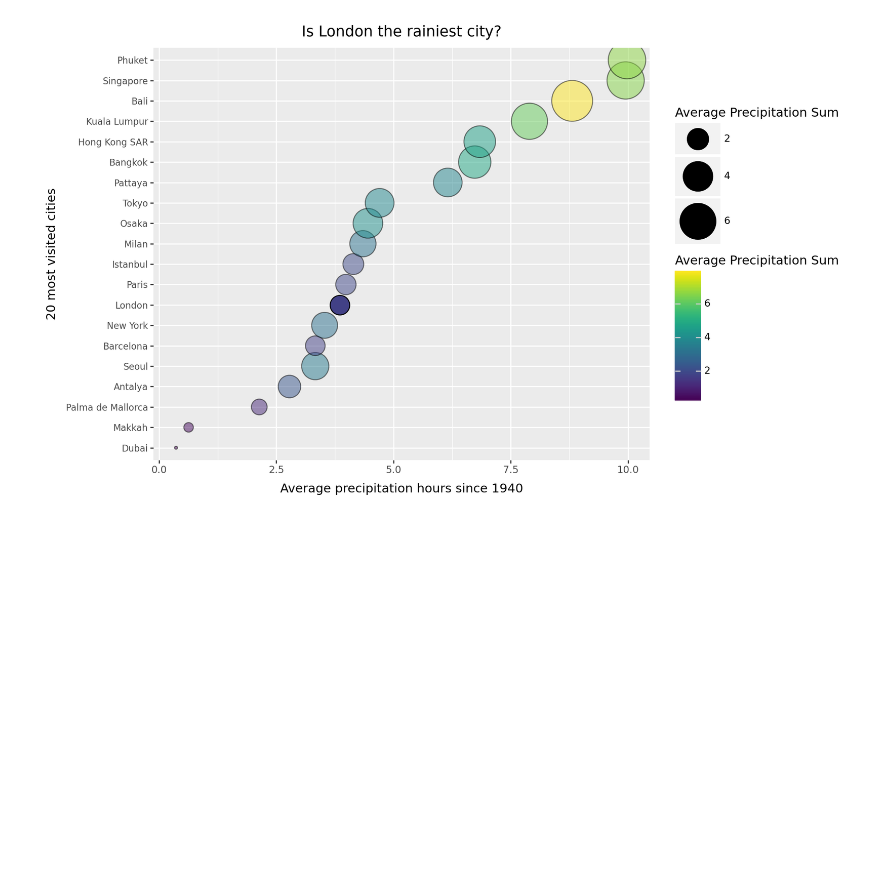
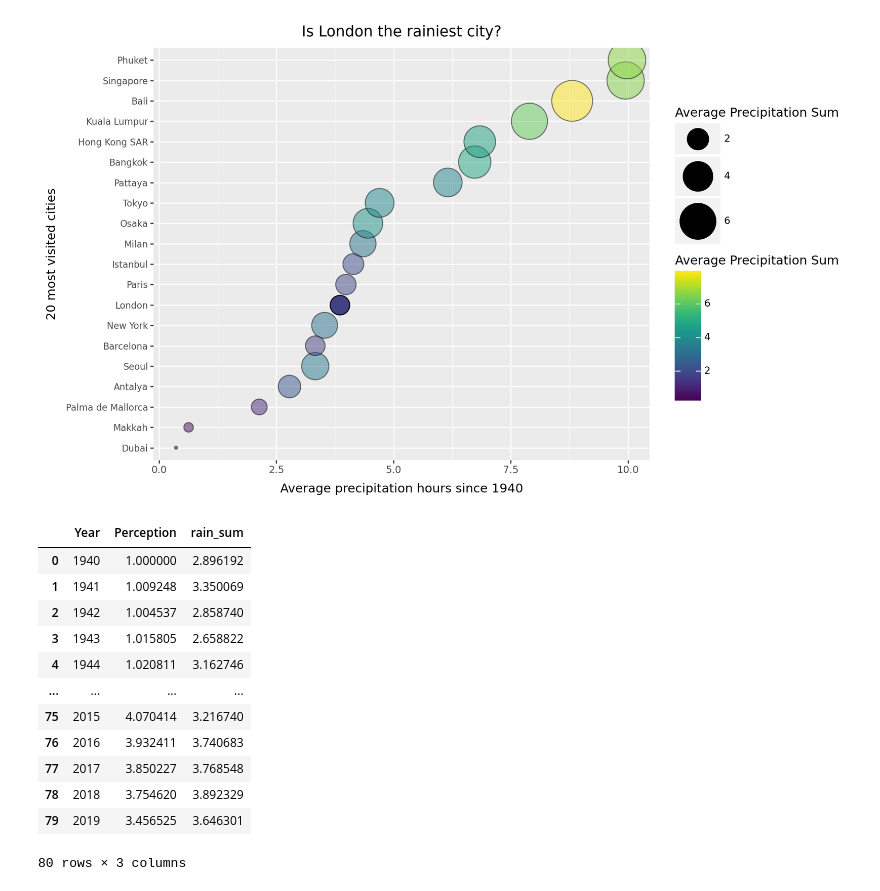
Before and after one commit to lse-ds105/ds105w-project-rubber-ducks, a Jupyter notebook: notebooks/Ollie.ipynb, the cells around one changed output. Cells and saved outputs as stored; diff of their text form; code cells hidden in the pictures; blank space fills up the shorter version.

```diff
--- a/notebooks/Ollie.ipynb
+++ b/notebooks/Ollie.ipynb
@@ -41,0 +68,16 @@ g
+# %%
+df
+# %% [output]
+|  | Year | Perception | rain_sum |
+| 0 | 1940 | 1.000000 | 2.896192 |
+| 1 | 1941 | 1.009248 | 3.350069 |
+| 2 | 1942 | 1.004537 | 2.858740 |
+| 3 | 1943 | 1.015805 | 2.658822 |
+| 4 | 1944 | 1.020811 | 3.162746 |
+| ... | ... | ... | ... |
+| 75 | 2015 | 4.070414 | 3.216740 |
+| 76 | 2016 | 3.932411 | 3.740683 |
+| 77 | 2017 | 3.850227 | 3.768548 |
+| 78 | 2018 | 3.754620 | 3.892329 |
+| 79 | 2019 | 3.456525 | 3.646301 |
+80 rows × 3 columns
```
Also changed, not shown: parts of 4 cells of this notebook, 5 other files.
